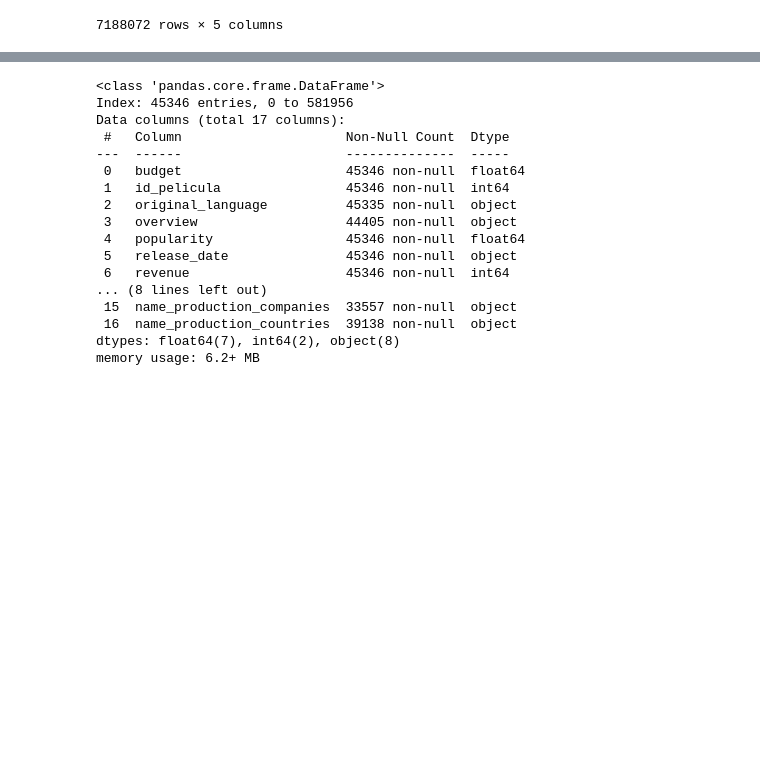
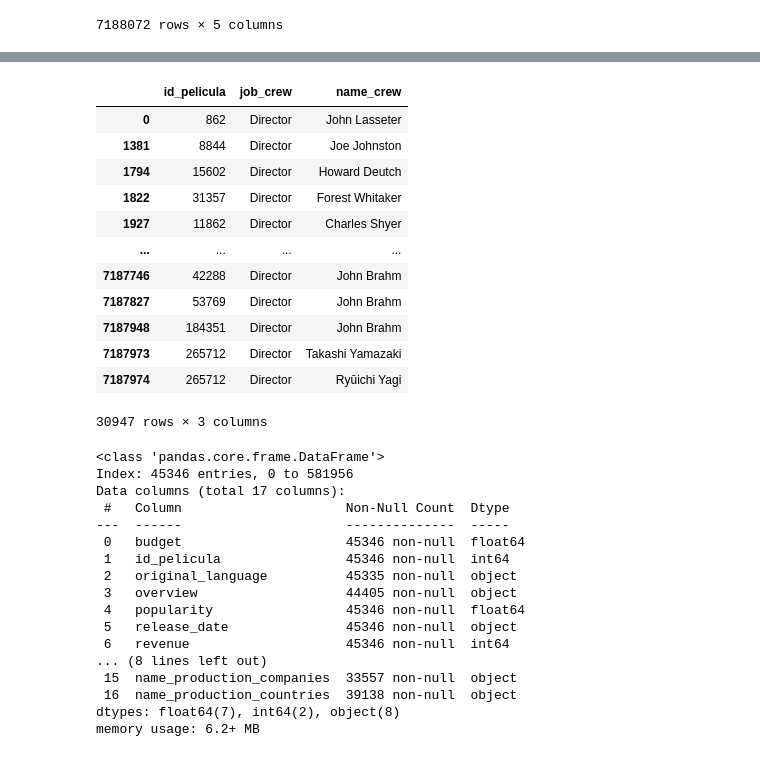
Before and after one commit to moralespbl/MoralesPI_01, a Jupyter notebook: EDA.ipynb, the cells around one changed output, grey strips where cells are left out. Drawn from its saved outputs; the diff is of its cells as text; code cells hidden in the pictures; blank space fills up the shorter version.

```diff
--- a/EDA.ipynb
+++ b/EDA.ipynb
@@ -299,3 +313,19 @@ dfCrewFinal = dfCrewFinal.drop_duplicates(subset='name_crew')
+# %%
+dfCrewFinal
+# %% [output]
+|  | id_pelicula | job_crew | name_crew |
+| 0 | 862 | Director | John Lasseter |
+| 1381 | 8844 | Director | Joe Johnston |
+| 1794 | 15602 | Director | Howard Deutch |
+| 1822 | 31357 | Director | Forest Whitaker |
+| 1927 | 11862 | Director | Charles Shyer |
+| ... | ... | ... | ... |
+| 7187746 | 42288 | Director | John Brahm |
+| 7187827 | 53769 | Director | John Brahm |
+| 7187948 | 184351 | Director | John Brahm |
+| 7187973 | 265712 | Director | Takashi Yamazaki |
+| 7187974 | 265712 | Director | Ryūichi Yagi |
+30947 rows × 3 columns
 # %%
 dfMoviesFinal.info()
 # %% [output]
```
Also changed, not shown: parts of 3 cells of this notebook, 4 other files.
